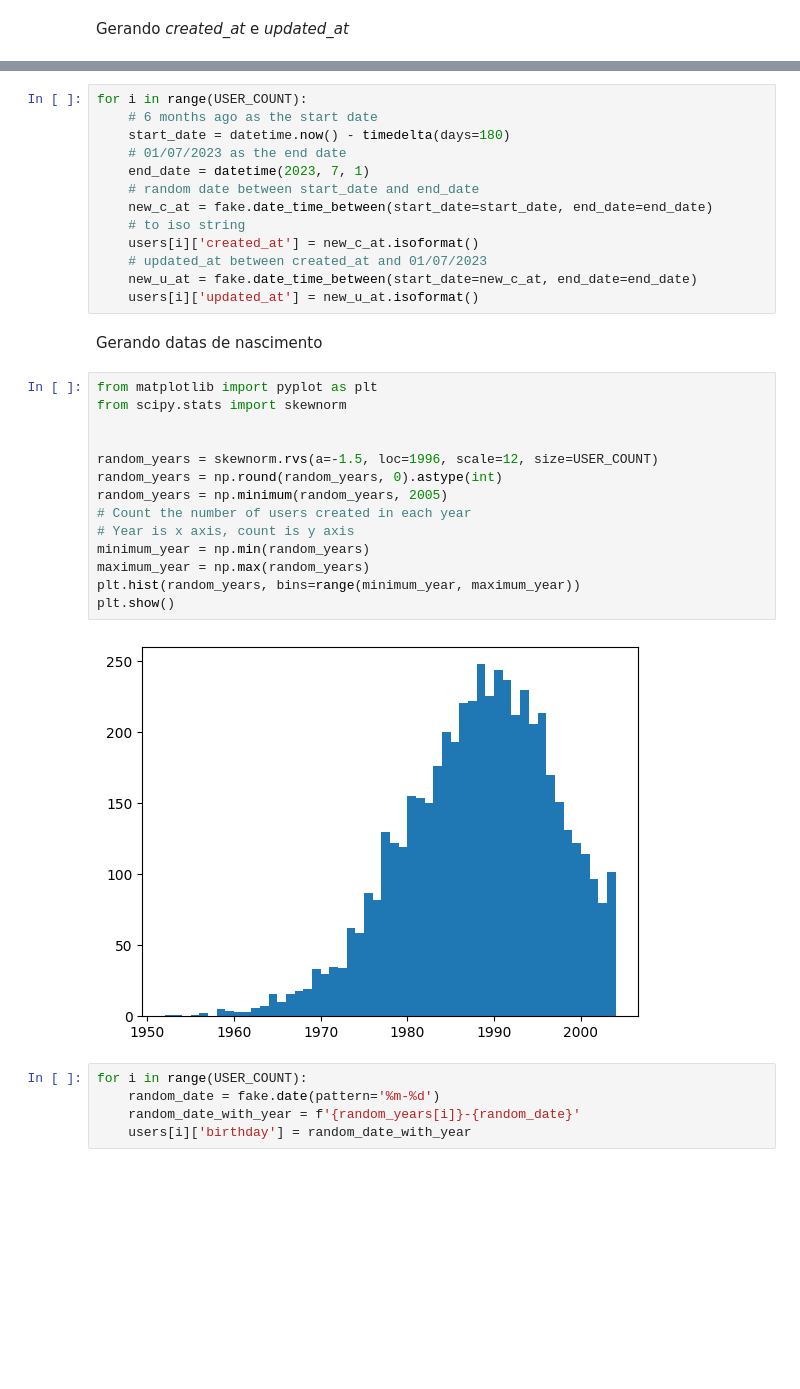
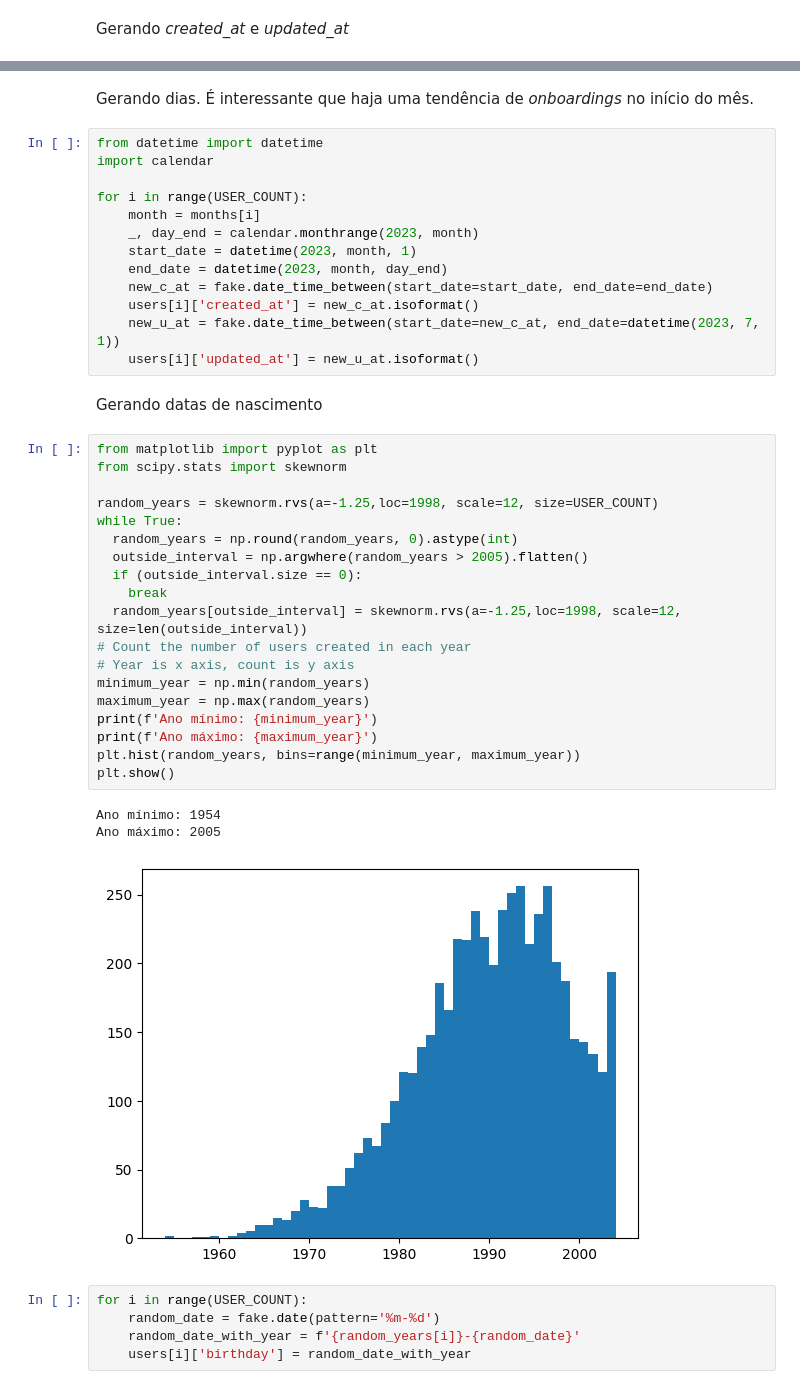
Before and after one commit to rubcube-guilhermetomiasi/mocking, a Jupyter notebook: mocking.ipynb, the cells around one changed output, grey strips where cells are left out. Drawn from its saved outputs; the diff is of its cells as text; blank space fills up the shorter version.

```diff
--- a/mocking.ipynb
+++ b/mocking.ipynb
@@ -23,34 +40,43 @@ Gerando *created_at* e *updated_at*
+# %% [markdown]
+Gerando dias. É interessante que haja uma tendência de *onboardings* no início do mês.
 # %%
+from datetime import datetime
+import calendar
+
 for i in range(USER_COUNT):
-    # 6 months ago as the start date
-    start_date = datetime.now() - timedelta(days=180)
-    # 01/07/2023 as the end date
-    end_date = datetime(2023, 7, 1)
-    # random date between start_date and end_date
+    month = months[i]
+    _, day_end = calendar.monthrange(2023, month)
+    start_date = datetime(2023, month, 1)
+    end_date = datetime(2023, month, day_end)
     new_c_at = fake.date_time_between(start_date=start_date, end_date=end_date)
-    # to iso string
     users[i]['created_at'] = new_c_at.isoformat()
-    # updated_at between created_at and 01/07/2023
-    new_u_at = fake.date_time_between(start_date=new_c_at, end_date=end_date)
+    new_u_at = fake.date_time_between(start_date=new_c_at, end_date=datetime(2023, 7, 1))
     users[i]['updated_at'] = new_u_at.isoformat()
 # %% [markdown]
 Gerando datas de nascimento
 # %%
 from matplotlib import pyplot as plt
 from scipy.stats import skewnorm
 
-
-random_years = skewnorm.rvs(a=-1.5, loc=1996, scale=12, size=USER_COUNT)
-random_years = np.round(random_years, 0).astype(int)
-random_years = np.minimum(random_years, 2005)
+random_years = skewnorm.rvs(a=-1.25,loc=1998, scale=12, size=USER_COUNT)
+while True:
+  random_years = np.round(random_years, 0).astype(int)
+  outside_interval = np.argwhere(random_years > 2005).flatten()
+  if (outside_interval.size == 0):
+    break
+  random_years[outside_interval] = skewnorm.rvs(a=-1.25,loc=1998, scale=12, size=len(outside_interval))
 # Count the number of users created in each year
 # Year is x axis, count is y axis
 minimum_year = np.min(random_years)
 maximum_year = np.max(random_years)
+print(f'Ano mínimo: {minimum_year}')
+print(f'Ano máximo: {maximum_year}')
 plt.hist(random_years, bins=range(minimum_year, maximum_year))
 plt.show()
 # %% [output]
+Ano mínimo: 1954
+Ano máximo: 2005
-[figure, old version]
+[figure, new version]
 # %%
 for i in range(USER_COUNT):
     random_date = fake.date(pattern='%m-%d')
```
Also changed, not shown: parts of 11 cells of this notebook, 1 other file.
